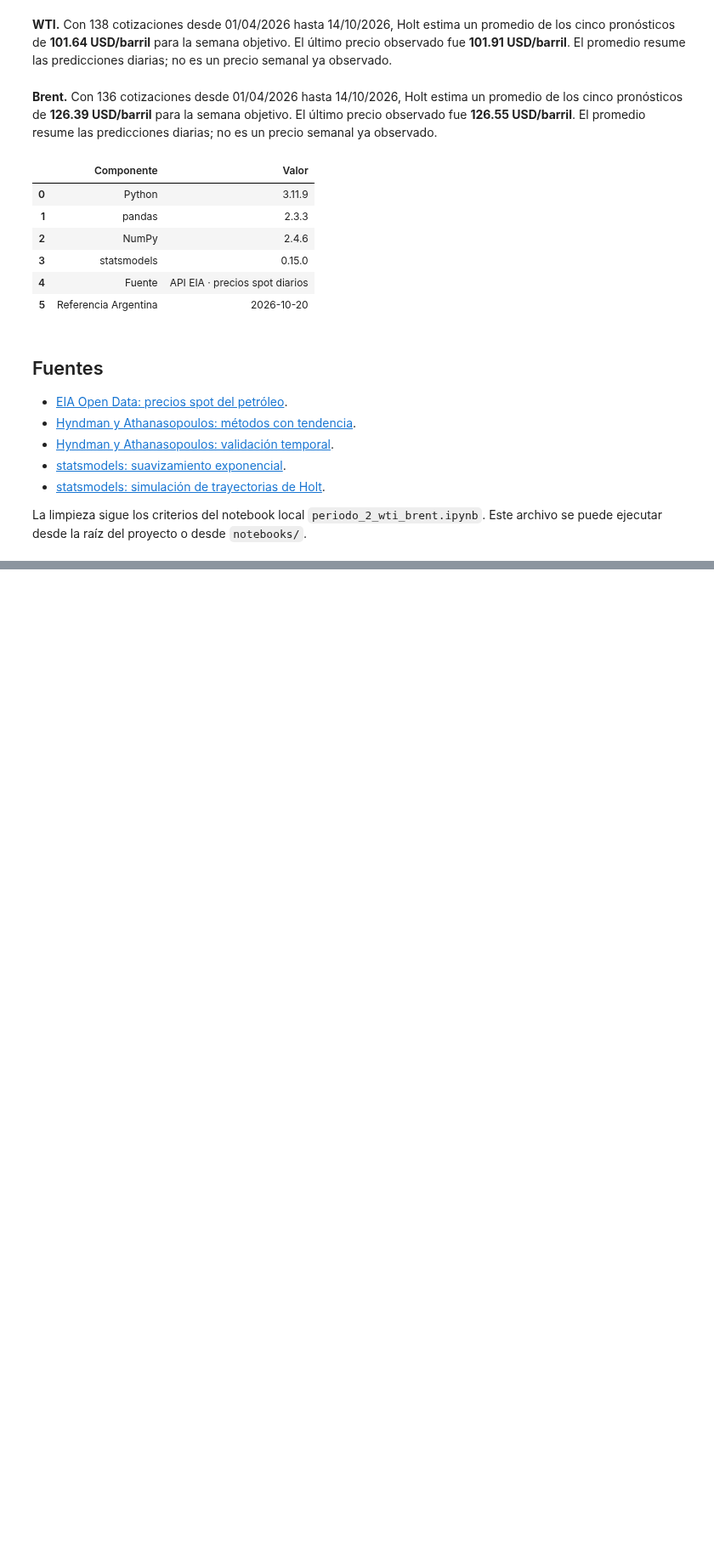
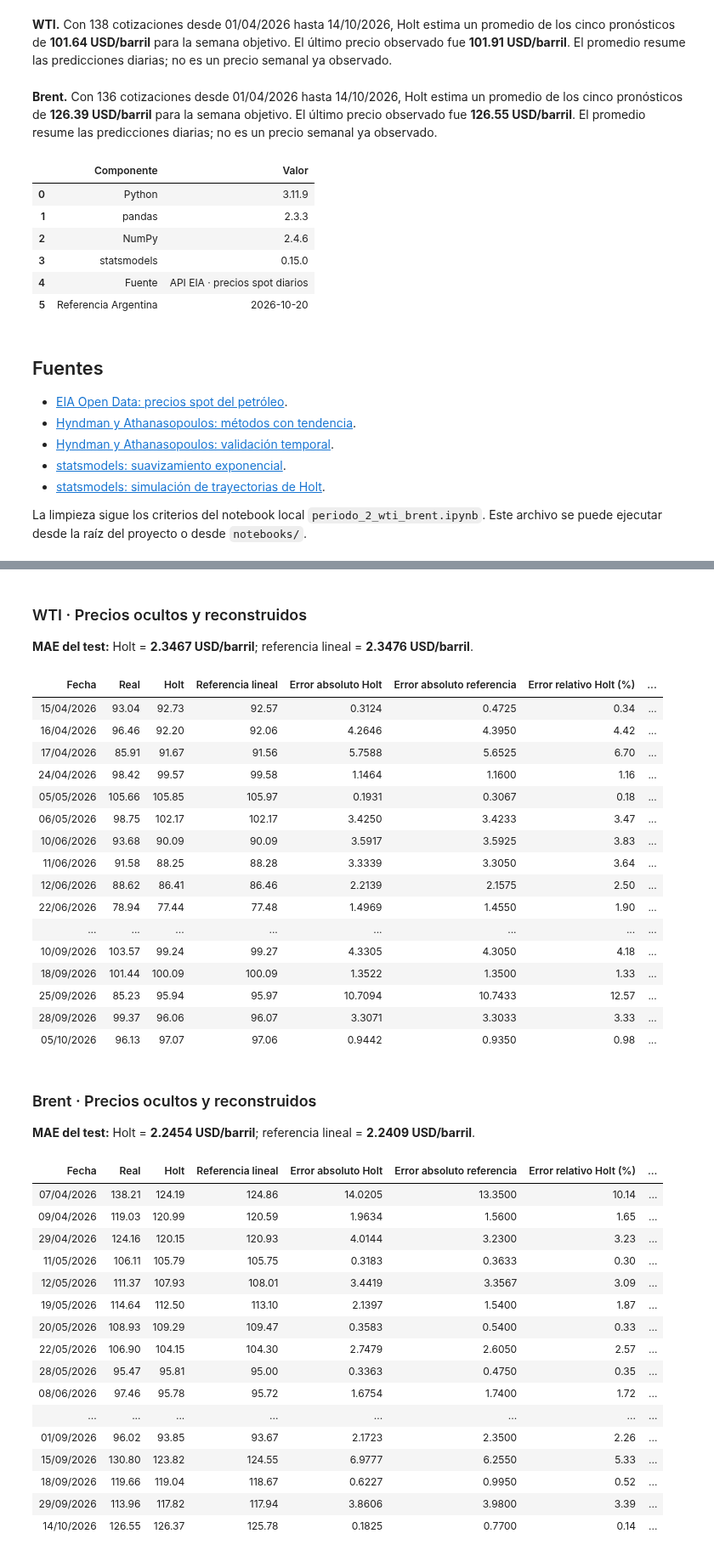
Before and after one commit to Ragnar88/TecYMetAvCsD, a Jupyter notebook: notebooks/serie_tiempo.ipynb, the cells around one changed output, grey strips where cells are left out. Shown at 85% size. Drawn from its saved outputs; the diff is of its cells as text; code cells hidden in the pictures; blank space fills up the shorter version.

```diff
--- a/notebooks/serie_tiempo.ipynb
+++ b/notebooks/serie_tiempo.ipynb
@@ -596,0 +1364,30 @@ La limpieza sigue los criterios del notebook local `periodo_2_wti_brent.ipynb`.
+# %%
+display_aleatorio(aleatorio_metricas.style.format({
+    "MAE (USD/barril)": "{:.4f}", "RMSE (USD/barril)": "{:.2f}",
+    "MAPE (%)": "{:.2f}", "Dentro tolerancia (%)": "{:.1f}",
+}, na_rep="No aplica").set_properties(
+    subset=["MAE (USD/barril)"], **{"font-weight": "bold", "background-color": "#EAF1F8"}
+).hide(axis="index"))
+
+for aleatorio_crudo in aleatorio_resultados["casos"]:
+    aleatorio_maes_crudo = aleatorio_metricas.loc[aleatorio_metricas["Crudo"].eq(aleatorio_crudo)].set_index("Modelo")
+    aleatorio_mae_h = aleatorio_maes_crudo.loc["Holt amortiguado (reconstrucción)", "MAE (USD/barril)"]
+    aleatorio_mae_r = aleatorio_maes_crudo.loc["Interpolación lineal", "MAE (USD/barril)"]
+    display_aleatorio(Markdown_aleatorio(
+        f"### {aleatorio_crudo} · Precios ocultos y reconstruidos\n"
+        f"**MAE del test:** Holt = **{aleatorio_mae_h:.4f} USD/barril**; "
+        f"referencia lineal = **{aleatorio_mae_r:.4f} USD/barril**."
+    ))
+    aleatorio_tabla_detalle = aleatorio_test.loc[aleatorio_test["Crudo"].eq(aleatorio_crudo)].copy()
+    aleatorio_tabla_detalle["Error absoluto referencia"] = (
+        aleatorio_tabla_detalle["Referencia lineal"] - aleatorio_tabla_detalle["Real"]
+    ).abs()
+    aleatorio_columnas_detalle = ["Fecha", "Real", "Holt", "Referencia lineal", "Error absoluto Holt",
+                                  "Error absoluto referencia", "Error relativo Holt (%)", "Dentro tolerancia"]
+    display_aleatorio(aleatorio_tabla_detalle[aleatorio_columnas_detalle].style.format({
+        "Fecha": lambda fecha: fecha.strftime("%d/%m/%Y"),
+        "Real": "{:.2f}", "Holt": "{:.2f}", "Referencia lineal": "{:.2f}",
+        "Error absoluto Holt": "{:.4f}", "Error absoluto referencia": "{:.4f}",
+        "Error relativo Holt (%)": "{:.2f}",
+    }, na_rep="No aplica").hide(axis="index"))
+# %% [output]
@@ -596,0 +1399,38 @@ La limpieza sigue los criterios del notebook local `periodo_2_wti_brent.ipynb`.
+### WTI · Precios ocultos y reconstruidos
+**MAE del test:** Holt = **2.3467 USD/barril**; referencia lineal = **2.3476 USD/barril**.
+| Fecha | Real | Holt | Referencia lineal | Error absoluto Holt | Error absoluto referencia | Error relativo Holt (%) | ... |
+| 15/04/2026 | 93.04 | 92.73 | 92.57 | 0.3124 | 0.4725 | 0.34 | ... |
+| 16/04/2026 | 96.46 | 92.20 | 92.06 | 4.2646 | 4.3950 | 4.42 | ... |
+| 17/04/2026 | 85.91 | 91.67 | 91.56 | 5.7588 | 5.6525 | 6.70 | ... |
+| 24/04/2026 | 98.42 | 99.57 | 99.58 | 1.1464 | 1.1600 | 1.16 | ... |
+| 05/05/2026 | 105.66 | 105.85 | 105.97 | 0.1931 | 0.3067 | 0.18 | ... |
+| 06/05/2026 | 98.75 | 102.17 | 102.17 | 3.4250 | 3.4233 | 3.47 | ... |
+| 10/06/2026 | 93.68 | 90.09 | 90.09 | 3.5917 | 3.5925 | 3.83 | ... |
+| 11/06/2026 | 91.58 | 88.25 | 88.28 | 3.3339 | 3.3050 | 3.64 | ... |
+| 12/06/2026 | 88.62 | 86.41 | 86.46 | 2.2139 | 2.1575 | 2.50 | ... |
+| 22/06/2026 | 78.94 | 77.44 | 77.48 | 1.4969 | 1.4550 | 1.90 | ... |
+| ... | ... | ... | ... | ... | ... | ... | ... |
+| 10/09/2026 | 103.57 | 99.24 | 99.27 | 4.3305 | 4.3050 | 4.18 | ... |
+| 18/09/2026 | 101.44 | 100.09 | 100.09 | 1.3522 | 1.3500 | 1.33 | ... |
+| 25/09/2026 | 85.23 | 95.94 | 95.97 | 10.7094 | 10.7433 | 12.57 | ... |
+| 28/09/2026 | 99.37 | 96.06 | 96.07 | 3.3071 | 3.3033 | 3.33 | ... |
+| 05/10/2026 | 96.13 | 97.07 | 97.06 | 0.9442 | 0.9350 | 0.98 | ... |
+### Brent · Precios ocultos y reconstruidos
+**MAE del test:** Holt = **2.2454 USD/barril**; referencia lineal = **2.2409 USD/barril**.
+| Fecha | Real | Holt | Referencia lineal | Error absoluto Holt | Error absoluto referencia | Error relativo Holt (%) | ... |
+| 07/04/2026 | 138.21 | 124.19 | 124.86 | 14.0205 | 13.3500 | 10.14 | ... |
+| 09/04/2026 | 119.03 | 120.99 | 120.59 | 1.9634 | 1.5600 | 1.65 | ... |
+| 29/04/2026 | 124.16 | 120.15 | 120.93 | 4.0144 | 3.2300 | 3.23 | ... |
+| 11/05/2026 | 106.11 | 105.79 | 105.75 | 0.3183 | 0.3633 | 0.30 | ... |
+| 12/05/2026 | 111.37 | 107.93 | 108.01 | 3.4419 | 3.3567 | 3.09 | ... |
+| 19/05/2026 | 114.64 | 112.50 | 113.10 | 2.1397 | 1.5400 | 1.87 | ... |
+| 20/05/2026 | 108.93 | 109.29 | 109.47 | 0.3583 | 0.5400 | 0.33 | ... |
+| 22/05/2026 | 106.90 | 104.15 | 104.30 | 2.7479 | 2.6050 | 2.57 | ... |
+| 28/05/2026 | 95.47 | 95.81 | 95.00 | 0.3363 | 0.4750 | 0.35 | ... |
+| 08/06/2026 | 97.46 | 95.78 | 95.72 | 1.6754 | 1.7400 | 1.72 | ... |
+| ... | ... | ... | ... | ... | ... | ... | ... |
+| 01/09/2026 | 96.02 | 93.85 | 93.67 | 2.1723 | 2.3500 | 2.26 | ... |
+| 15/09/2026 | 130.80 | 123.82 | 124.55 | 6.9777 | 6.2550 | 5.33 | ... |
+| 18/09/2026 | 119.66 | 119.04 | 118.67 | 0.6227 | 0.9950 | 0.52 | ... |
+| 29/09/2026 | 113.96 | 117.82 | 117.94 | 3.8606 | 3.9800 | 3.39 | ... |
+| 14/10/2026 | 126.55 | 126.37 | 125.78 | 0.1825 | 0.7700 | 0.14 | ... |
```
Also changed, not shown: parts of 28 cells of this notebook.
